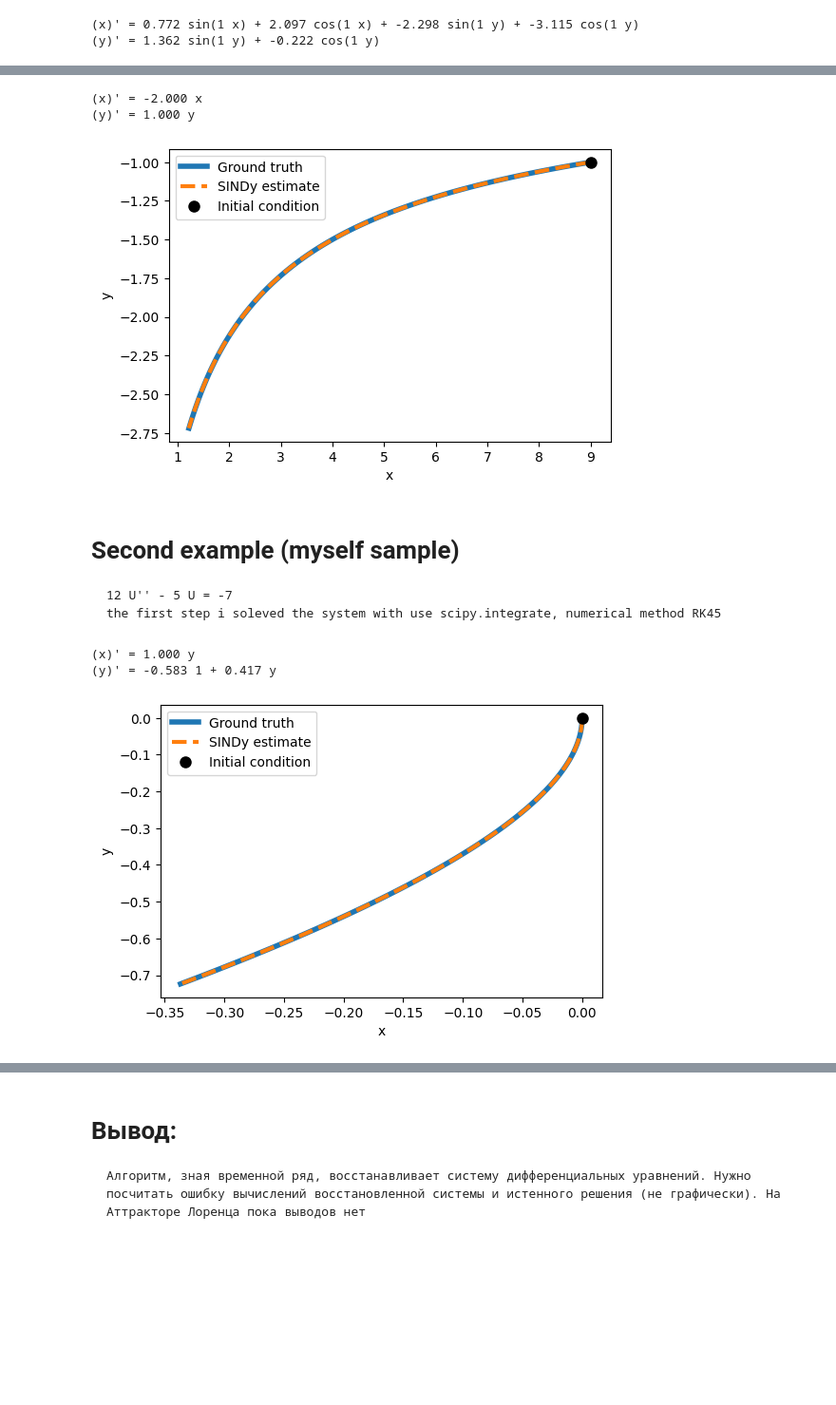
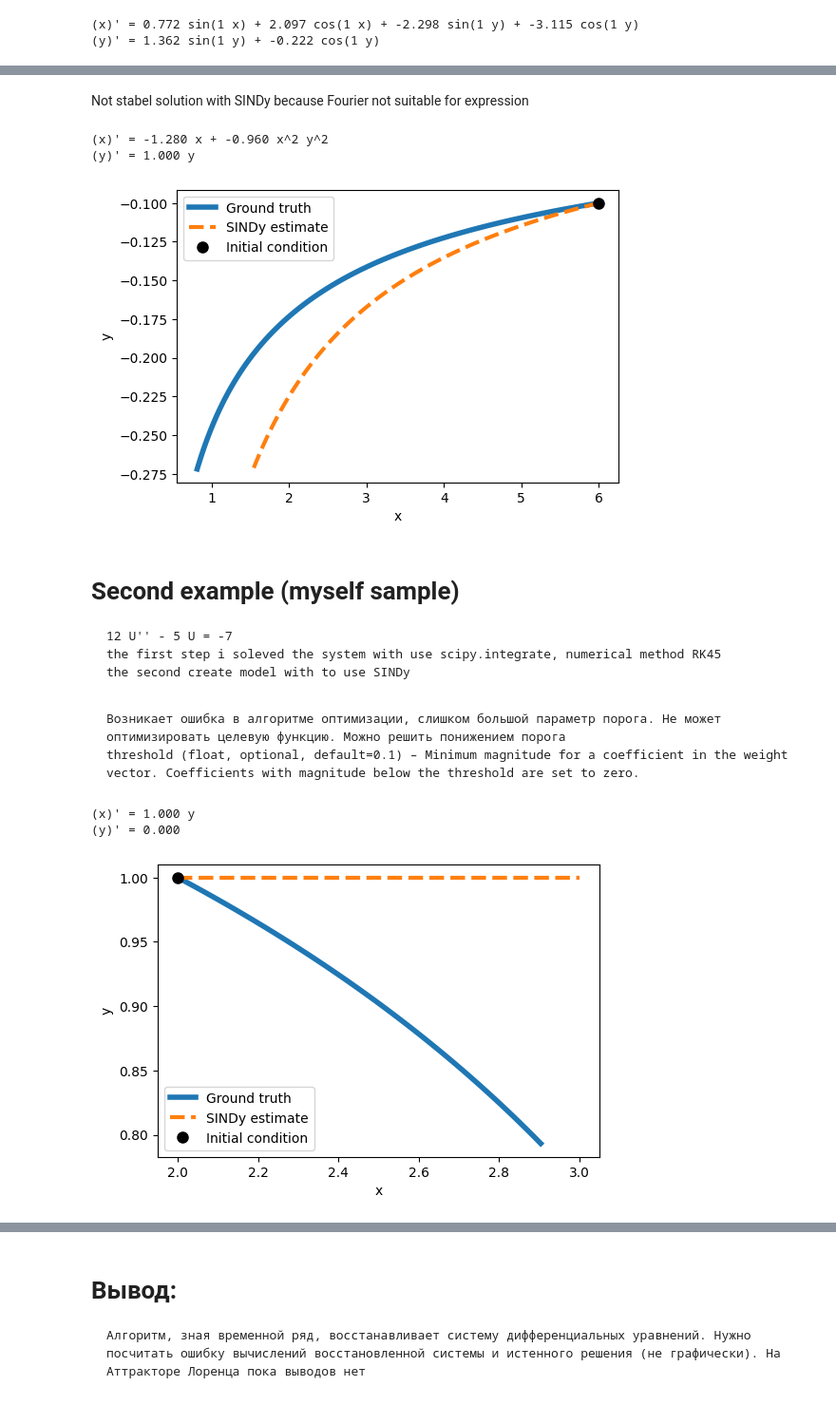
Before and after one commit to sadjumb/Scientific_non_linear_System, a Jupyter notebook: Samples_algo_SINDy.ipynb, the cells around one changed output, grey strips where cells are left out. Shown: that part at 95% size. Drawn from its saved outputs; the diff is of its cells as text; code cells hidden in the pictures; blank space fills up the shorter version.

```diff
--- a/Samples_algo_SINDy.ipynb
+++ b/Samples_algo_SINDy.ipynb
@@ -65,31 +62,38 @@ def plot_simulation(model, x0, y0, t=np.linspace(0, 1, 100), true_sol = None): #
+# %% [markdown]
+Not stabel solution with SINDy because Fourier not suitable for expression
 # %%
 model_1 = ps.SINDy(
     differentiation_method=ps.FiniteDifference(order=2),
-    feature_library=ps.PolynomialLibrary(degree=1),
+    feature_library=ps.PolynomialLibrary(degree=4),
     optimizer=ps.STLSQ(threshold=0.2),
     feature_names=["x", "y"]
 )
 model_1.fit(X, t=t)
 model_1.print()
 # %% [output]
-(x)' = -2.000 x
+(x)' = -1.280 x + -0.960 x^2 y^2
 (y)' = 1.000 y
 # %%
-x0 = 9
-y0 = -1
-plot_simulation(model_1, x0, y0, t, res.y)
+x0 = 6
+y0 = -0.1
+plot_simulation(model_1, func, x0, y0, t)
 res = scipy.integrate.solve_ivp(func, [0, 1], (x0, y0), 'RK45', t) # default integrate RK45
 #plt.plot(res.y[0], res.y[1])
 # %% [output]
-[figure, old version]
+[figure, new version]
 # %% [markdown]
 # Second example (myself sample)
     12 U'' - 5 U = -7
     the first step i soleved the system with use scipy.integrate, numerical method RK45
+    the second create model with to use SINDy
 # %%
 def func(t, X):
     x, y = X
     return [y, (-7 + 5 * y) / 12]
 # %%
-y0 = x0 = 0
+y0 = 1
+x0 = 2
 res = scipy.integrate.solve_ivp(func, [0, 1], (x0, y0), 'RK45', t) # default integrate RK45
+x = res.y[0]
+y = res.y[1]
+X = np.stack((x, y), axis=-1)
@@ -101,14 +101,17 @@ X = np.stack((x, y), axis=-1)
 model_2 = ps.SINDy(
     differentiation_method=ps.FiniteDifference(order=2),
     feature_library=ps.PolynomialLibrary(degree=2),
-    optimizer=ps.STLSQ(threshold=0.2),
+    optimizer=ps.STLSQ(threshold=0.2, alpha = 0.1),
     feature_names=["x", "y"]
 )
+# %% [markdown]
+    Возникает ошибка в алгоритме оптимизации, слишком большой параметр порога. Не может оптимизировать целевую функцию. Можно решить понижением порога
+    threshold (float, optional, default=0.1) – Minimum magnitude for a coefficient in the weight vector. Coefficients with magnitude below the threshold are set to zero.
 # %%
 model_2.fit(X, t)
 model_2.print()
-plot_simulation(model_2, x0, y0, t, res.y)
+plot_simulation(model_2, func, x0, y0, t)
 # %% [output]
 (x)' = 1.000 y
-(y)' = -0.583 1 + 0.417 y
+(y)' = 0.000
-[figure, old version]
+[figure, new version]
```
Also changed, not shown: parts of 20 cells of this notebook.
